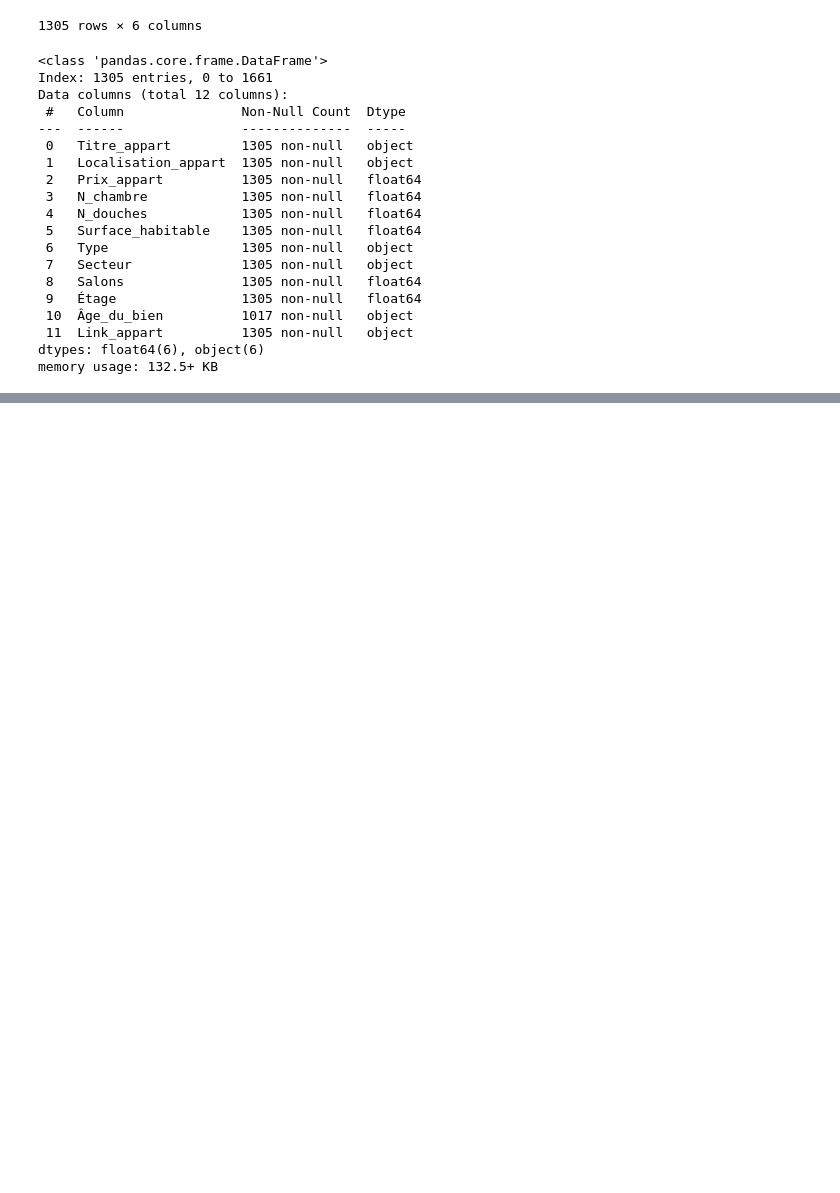
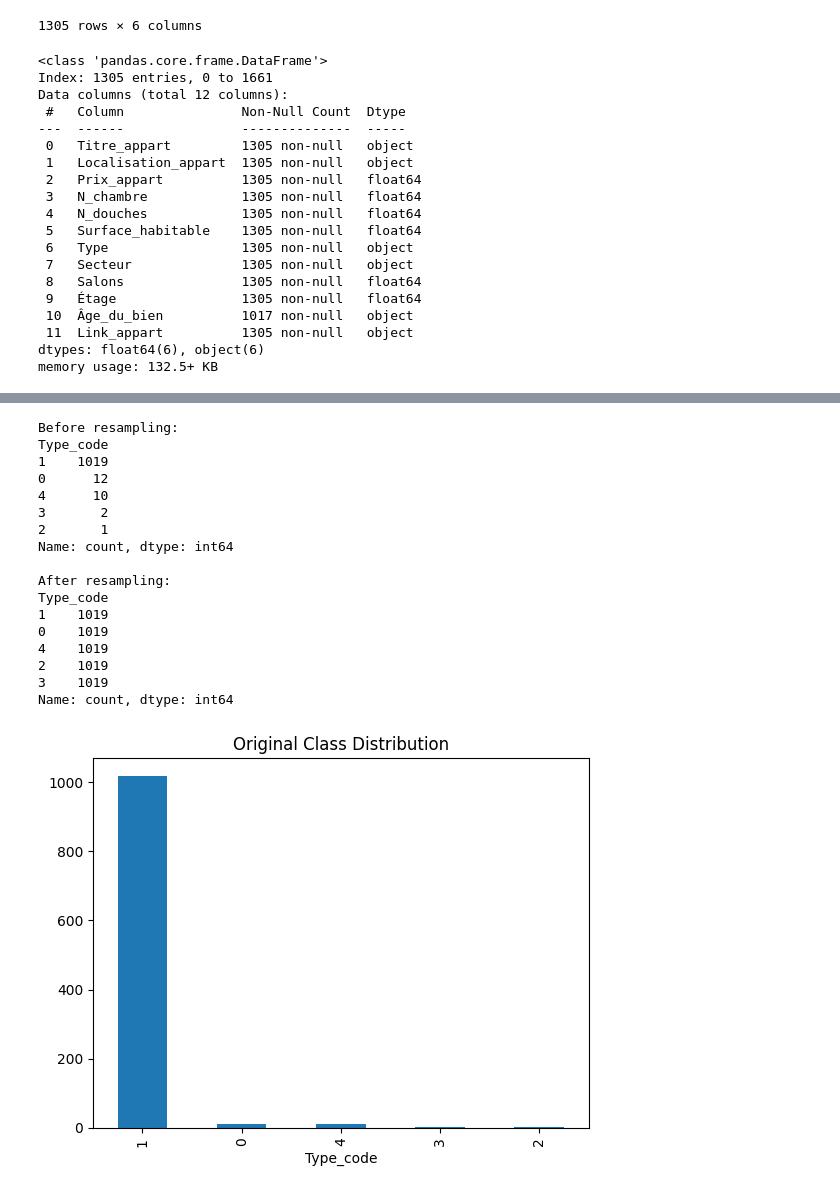
Before and after one commit to abelchageur/nettoyage_de_donnees, a Jupyter notebook: brif22.ipynb, the cells around one changed output, grey strips where cells are left out. Saved outputs shown, nothing was run; the diff lists cells and outputs as text; code cells hidden in the pictures; blank space fills up the shorter version.

```diff
--- a/brif22.ipynb
+++ b/brif22.ipynb
@@ -3,7 +3,7 @@ import pandas as pd
 from sklearn.impute import KNNImputer
 import numpy as np
 
-df = pd.read_csv('/home/mabelchaguer/Desktop/projet_scrapting/aaappartements.csv')
+df = pd.read_csv('/home/mabelchaguer/Desktop/nettoyage_de_donnees/appartements.csv')
 data = { "Column Name" : df.columns,
          "Description" : [
         "Title of the listing, providing a brief description of the property.",
@@ -350,21 +360,19 @@ df.head()
 # %%
-from sklearn.preprocessing import LabelEncoder
-from imblearn.over_sampling import SMOTE
-from sklearn.model_selection import train_test_split
+from imblearn.over_sampling import RandomOverSampler
 
 label_encoder = LabelEncoder()
-df.loc[:, 'Localisation_appart_code'] = label_encoder.fit_transform(df['Localisation_appart'])
 df.loc[:, 'Type_code'] = label_encoder.fit_transform(df['Type'])
-df.loc[:, 'Secteur_code'] = label_encoder.fit_transform(df['Secteur'])
-
-X = df[['N_chambre', 'N_douches', 'Prix_appart', 'Surface_habitable', 'Salons', 'Type_code', 'Secteur_code']]
-y = df['Localisation_appart_code']
-
-X_train, X_test, y_train, y_test = train_test_split(X, y, test_size=0.2, random_state=42)
 
 
-smote = SMOTE(random_state=42, k_neighbors=1)
-# X_train_balanced, y_train_balanced = smote.fit_resample(X_train, y_train)
+X_train, X_test, y_train, y_test = train_test_split(
+    df.drop('Type_code', axis=1), df['Type_code'], test_size=0.2, random_state=42
+)
+# smt = SMOTE(random_state=42, k_neighbors=1)  # or set k_neighbors to a value that fits your dataset
+# X_train_sm, y_train_sm = smt.fit_resample(X_train, y_train)
 
+ros = RandomOverSampler(random_state=42)
+X_train_sm, y_train_sm = ros.fit_resample(X_train, y_train)
 
-# y_train_balanced_labels = label_encoder_target.inverse_transform(y_train_balanced)
+df_train_sm = pd.DataFrame(X_train_sm, columns=X_train.columns)
+df_train_sm['Type_code'] = y_train_sm
+df_train_sm
@@ -370,0 +398,35 @@ smote = SMOTE(random_state=42, k_neighbors=1)
+# %%
+import matplotlib.pyplot as plt
+
+# Check class distribution before and after resampling
+print("Before resampling:")
+print(y_train.value_counts())
+
+print("\nAfter resampling:")
+print(y_train_sm.value_counts())
+
+# Visualize class distribution
+y_train.value_counts().plot(kind='bar', title='Original Class Distribution')
+plt.show()
+
+y_train_sm.value_counts().plot(kind='bar', title='Resampled Class Distribution')
+plt.show()
+# %% [output]
+Before resampling:
+Type_code
+1    1019
+0      12
+4      10
+3       2
+2       1
+Name: count, dtype: int64
+
+After resampling:
+Type_code
+1    1019
+0    1019
+4    1019
+2    1019
+3    1019
+Name: count, dtype: int64
+[figure, added]
```
Also changed, not shown: parts of 6 cells of this notebook.
